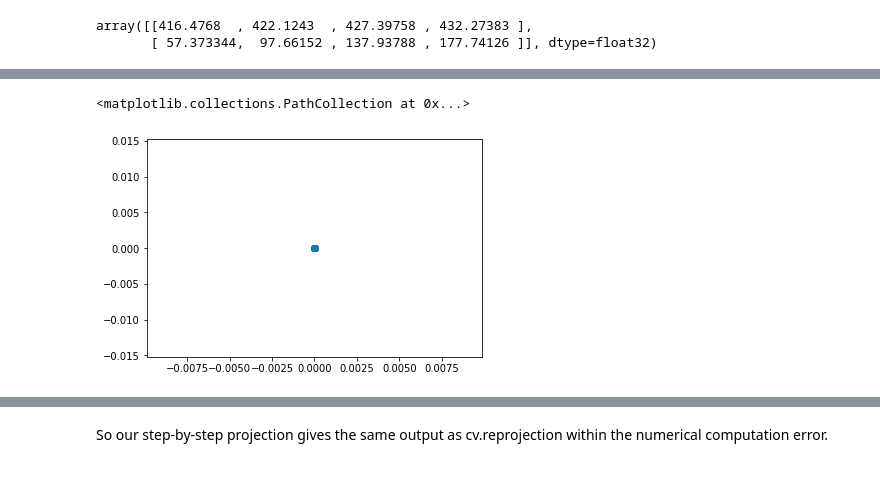
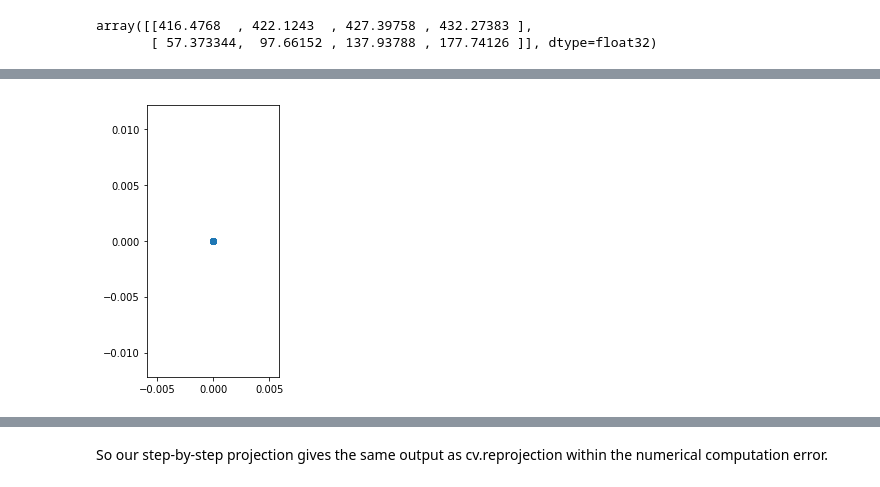
Before and after one commit to yongduek/cvip, a Jupyter notebook: camera_calib.ipynb, the cells around one changed output, grey strips where cells are left out. Drawn from its saved outputs; the diff is of its cells as text; code cells hidden in the pictures.

```diff
--- a/camera_calib.ipynb
+++ b/camera_calib.ipynb
@@ -88,3 +90,17 @@ print (objp[0:10])
  [0. 1. 0.]]
 # %% [markdown]
 ### Image detection of the chessboard corners.
+# %%
+import sys, os
+dirname = 'opencv_samples_data'
+try:
+    os.makedirs(dirname)
+except:
+    pass
+# %%
+for i in range(1,15):
+    cmd = "curl -o {}/left{:02d}.jpg https://raw.githubusercontent.com/opencv/opencv/master/samples/data/left{:02d}.jpg".format(dirname, i, i)
+    print (cmd)
+    os.system(cmd)
+#
+#os.listdir(dirname)
@@ -90,0 +122,4 @@ print (objp[0:10])
+# %%
+import glob
+imagefiles = sorted(glob.glob('opencv_samples_data/left??.jpg'))
+imagefiles
@@ -92,10 +142,11 @@ print (objp[0:10])
 # Arrays to store object points and image points from all the images.
 objpoints = [] # 3d point in real world space
 imgpoints = [] # 2d points in image plane.
-imagefiles = sorted(glob.glob('opencv_samples_data/left*.jpg'))
 for i, fname in enumerate(imagefiles):
     print ('processing: ', fname)
     img = cv.imread(fname)
+    if img is None:
+        continue
     gray = cv.cvtColor(img, cv.COLOR_BGR2GRAY)
     # Find the chess board corners
     ret, corners = cv.findChessboardCorners(gray, patternSize=patternSize)
@@ -336,10 +395,11 @@ array([[416.4768067 , 422.12430353, 427.39757854, 432.27383865],
 # %%
 dist = myProj - proj
 # %%
-plt.scatter (dist[0,:], dist[1,:])
+fig, ax = plt.subplots()
+ax.scatter (dist[0,:], dist[1,:])
+ax.set_aspect('equal')
 # %% [output]
-<matplotlib.collections.PathCollection at 0x...>
-[figure, old version]
+[figure, new version]
 # %%
 d_l2 = np.abs(dist[0]) + np.abs(dist[1])
 plt.hist(d_l2, bins=20)
```
Also changed, not shown: parts of 36 cells of this notebook, 13 other files.
